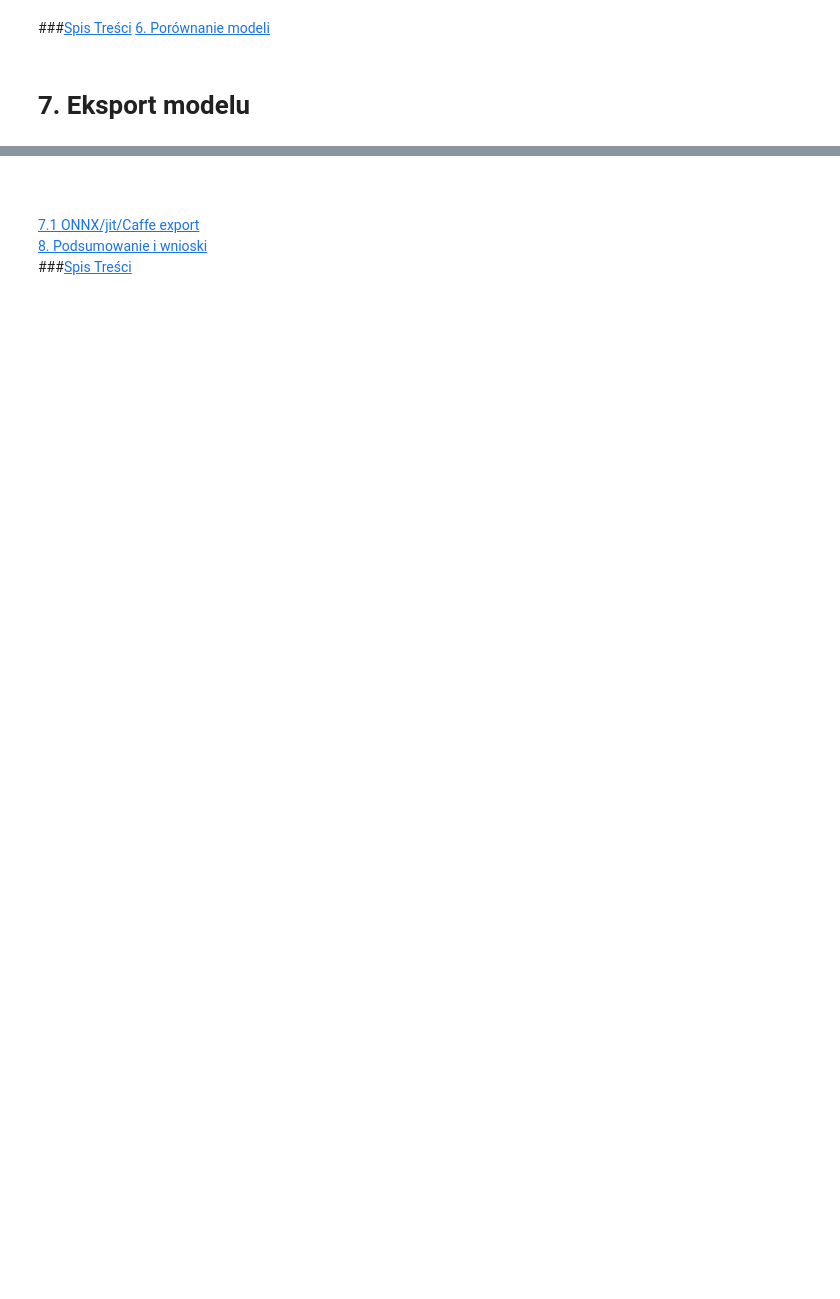
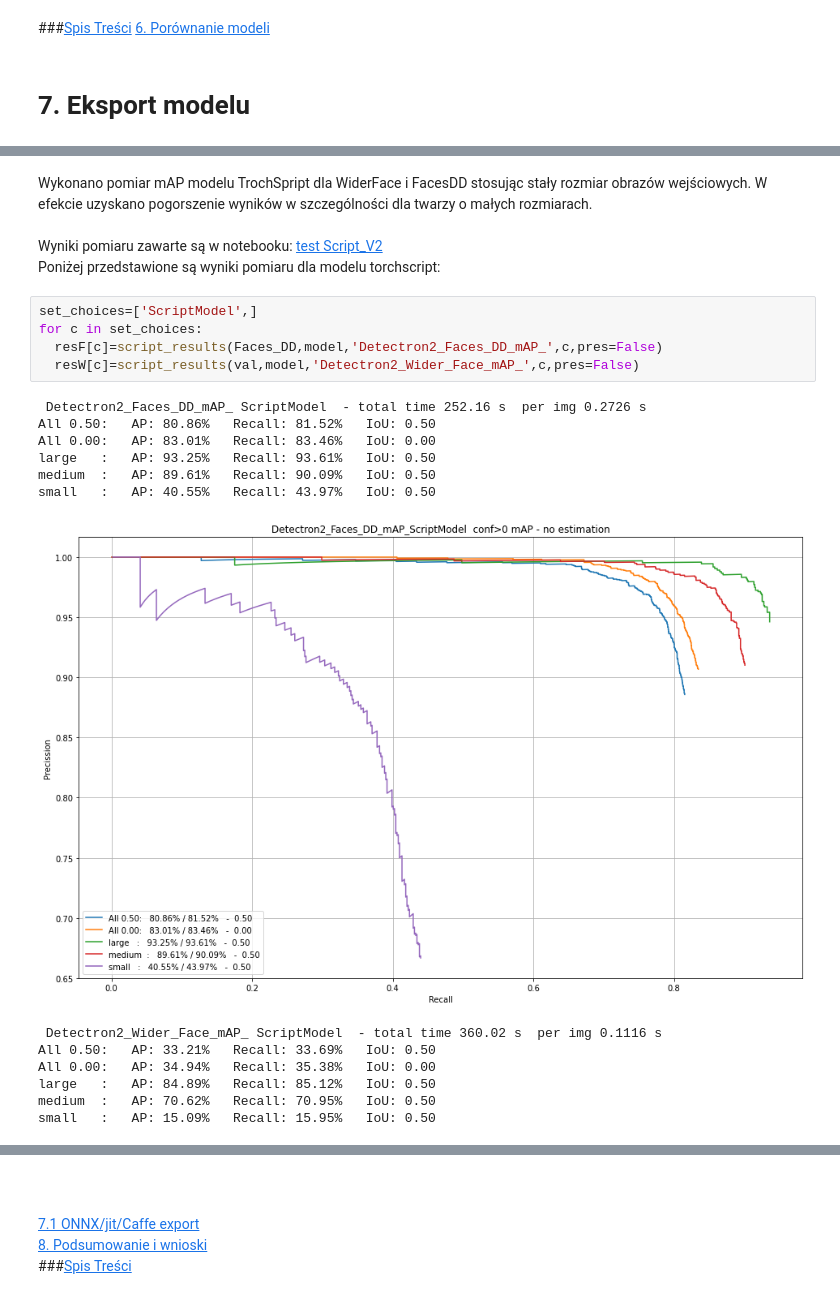
Before and after one commit to DarekGit/FACES_DNN, a Jupyter notebook: notebooks/07_00_Eksport_modelu.ipynb, the cells around one changed output, grey strips where cells are left out. Drawn from its saved outputs; the diff is of its cells as text; blank space fills up the shorter version.

```diff
--- a/notebooks/07_00_Eksport_modelu.ipynb
+++ b/notebooks/07_00_Eksport_modelu.ipynb
@@ -10,0 +28,23 @@ Przykład wykonania eksportu modeli podane są w notebooku:
+# %% [markdown]
+Wykonano pomiar mAP modelu TrochSpript dla WiderFace i FacesDD stosując stały rozmiar obrazów wejściowych. W efekcie uzyskano pogorszenie wyników w szczególności dla twarzy o małych rozmiarach.<br>
+<br>Wyniki pomiaru zawarte są w notebooku: [test Script_V2](https://github.com/DarekGit/FACES_DNN/blob/master/notebooks/07_03_WIDERFACE_Detectron2_DD_mobilenet_v2_test%2BScript_V2.ipynb)
+<br>Poniżej przedstawione są wyniki pomiaru dla modelu torchscript:
+# %%
+set_choices=['ScriptModel',]
+for c in set_choices:
+  resF[c]=script_results(Faces_DD,model,'Detectron2_Faces_DD_mAP_',c,pres=False)
+  resW[c]=script_results(val,model,'Detectron2_Wider_Face_mAP_',c,pres=False)
+# %% [output]
+ Detectron2_Faces_DD_mAP_ ScriptModel  - total time 252.16 s  per img 0.2726 s
+All 0.50:   AP: 80.86%   Recall: 81.52%   IoU: 0.50
+All 0.00:   AP: 83.01%   Recall: 83.46%   IoU: 0.00
+large   :   AP: 93.25%   Recall: 93.61%   IoU: 0.50
+medium  :   AP: 89.61%   Recall: 90.09%   IoU: 0.50
+small   :   AP: 40.55%   Recall: 43.97%   IoU: 0.50
+[figure, added]
+ Detectron2_Wider_Face_mAP_ ScriptModel  - total time 360.02 s  per img 0.1116 s
+All 0.50:   AP: 33.21%   Recall: 33.69%   IoU: 0.50
+All 0.00:   AP: 34.94%   Recall: 35.38%   IoU: 0.00
+large   :   AP: 84.89%   Recall: 85.12%   IoU: 0.50
+medium  :   AP: 70.62%   Recall: 70.95%   IoU: 0.50
+small   :   AP: 15.09%   Recall: 15.95%   IoU: 0.50
```
Also changed, not shown: parts of 4 cells of this notebook.
